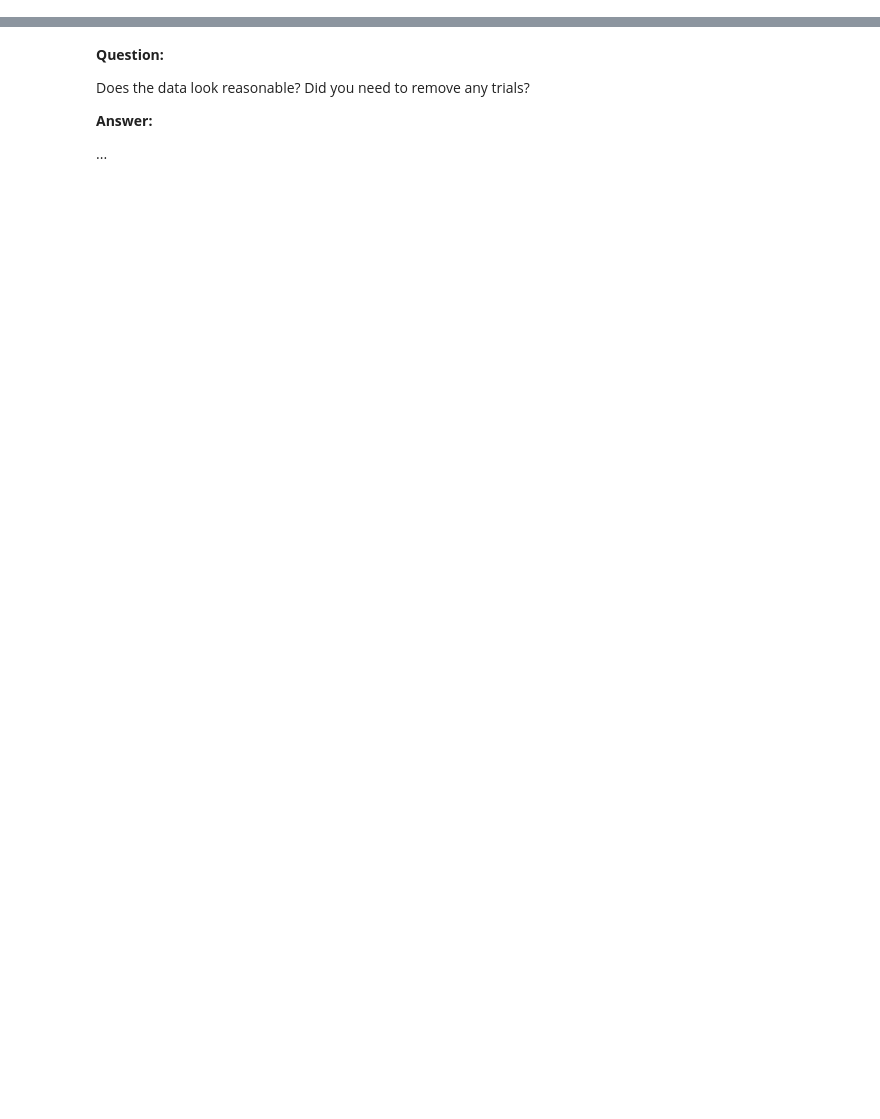
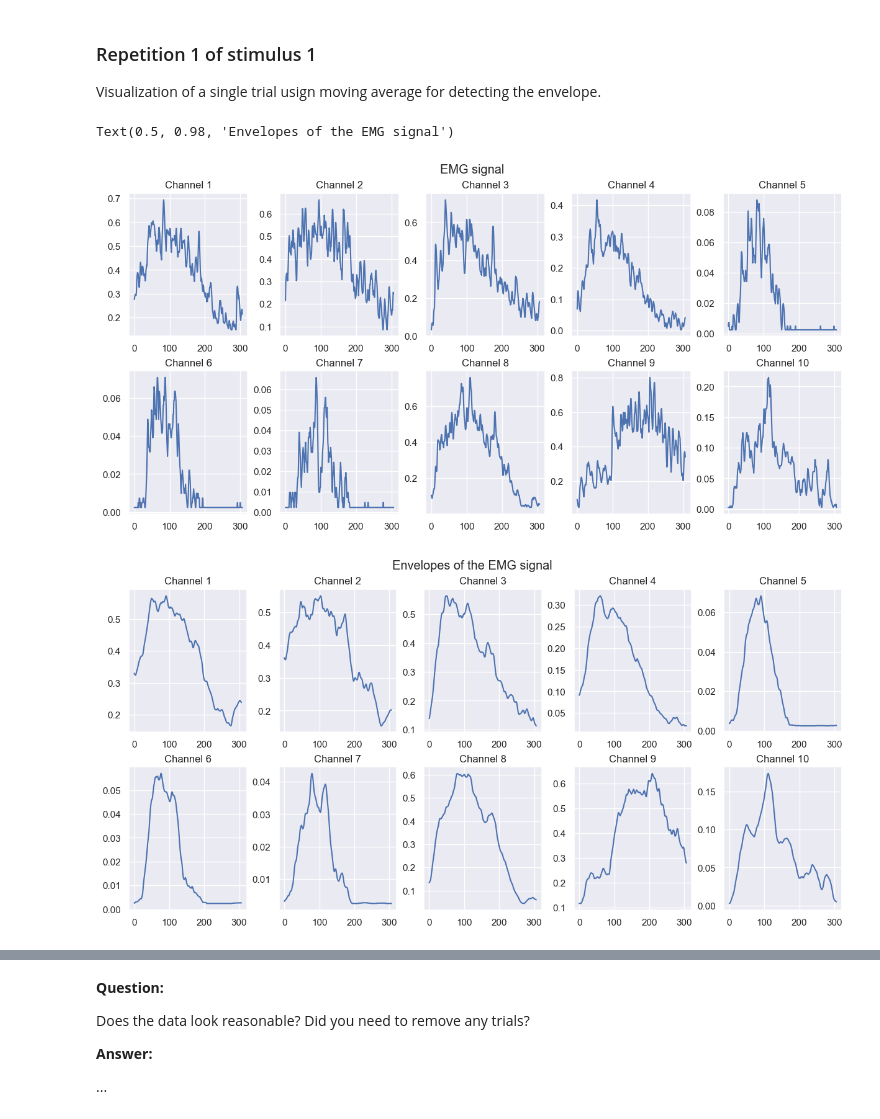
Before and after one commit to MetthewB/NSSP_Project2, a Jupyter notebook: scripts/main.ipynb, the cells around one changed output, grey strips where cells are left out. Drawn from its saved outputs; the diff is of its cells as text; code cells hidden in the pictures; blank space fills up the shorter version.

```diff
--- a/scripts/main.ipynb
+++ b/scripts/main.ipynb
@@ -55,0 +77,4 @@ Labels shape: (101014, 1)
+# %%
+n_stimuli = len(np.unique(stimulus)) - 1 # -1 because 0 is the resting condition
+n_repetitions = len(np.unique(repetition)) - 1 # -1 because 0 is not a repetition
+print(f'There are {n_stimuli} types of movement and {n_repetitions} repetitions.')
@@ -55,0 +83,9 @@ Labels shape: (101014, 1)
+# %%
+# How many samples (or timesteps) has each trial?
+n_samples = np.zeros((n_stimuli, n_repetitions))
+
+for stimuli_idx in range(n_stimuli):
+    for repetition_idx in range(n_repetitions):
+        idx  =np.logical_and(stimulus == stimuli_idx+1, repetition == repetition_idx+1)
+        n_samples[stimuli_idx, repetition_idx] = np.sum(idx.astype(int))
+n_samples
@@ -132,0 +109,39 @@ plt.show()
+# %% [markdown]
+### Repetition 1 of stimulus 1
+Visualization of a single trial usign moving average for detecting the envelope.
+# %%
+mov_mean_length = 25
+mov_mean_weights = np.ones(mov_mean_length) / mov_mean_length
+
+# Initializing the data structure
+emg_windows = [[None for repetition_idx in range(n_repetitions)] for stimuli_idx in range(n_stimuli)]
+emg_envelopes = [[None for repetition_idx in range(n_repetitions)] for stimuli_idx in range(n_stimuli)]
+
+for stimuli_idx in range(n_stimuli):
+    for repetition_idx in range(n_repetitions):
+        idx  =np.logical_and(stimulus == stimuli_idx+1, repetition == repetition_idx+1).flatten()
+        emg_windows[stimuli_idx][repetition_idx] = data[idx, :]
+        emg_envelopes[stimuli_idx][repetition_idx] = convolve1d(emg_windows[stimuli_idx][repetition_idx], mov_mean_weights, axis=0)
+# %%
+
+n_channels = data.shape[-1]
+
+# EMG signal
+fig, ax = plt.subplots(2, 5, figsize=(12, 6), constrained_layout = True)
+ax = ax.ravel()
+for channel_idx in range(n_channels):
+    ax[channel_idx].plot(emg_windows[0][0][:, channel_idx])
+    ax[channel_idx].set_title(f'Channel {channel_idx + 1}')
+plt.suptitle("EMG signal")
+
+# Envelopes of the EMG signal
+fig, ax = plt.subplots(2, 5, figsize=(12, 6), constrained_layout = True)
+ax = ax.ravel()
+for channel_idx in range(n_channels):
+    ax[channel_idx].plot(emg_envelopes[0][0][:, channel_idx])
+    ax[channel_idx].set_title(f'Channel {channel_idx + 1}')
+plt.suptitle("Envelopes of the EMG signal")
+# %% [output]
+Text(0.5, 0.98, 'Envelopes of the EMG signal')
+[figure, added]
+[figure, added]
```
Also changed, not shown: parts of 49 cells of this notebook.
